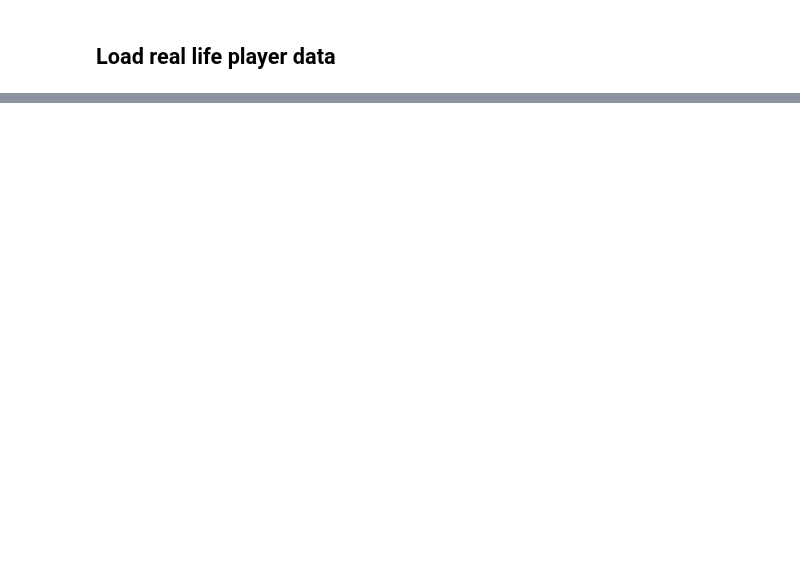
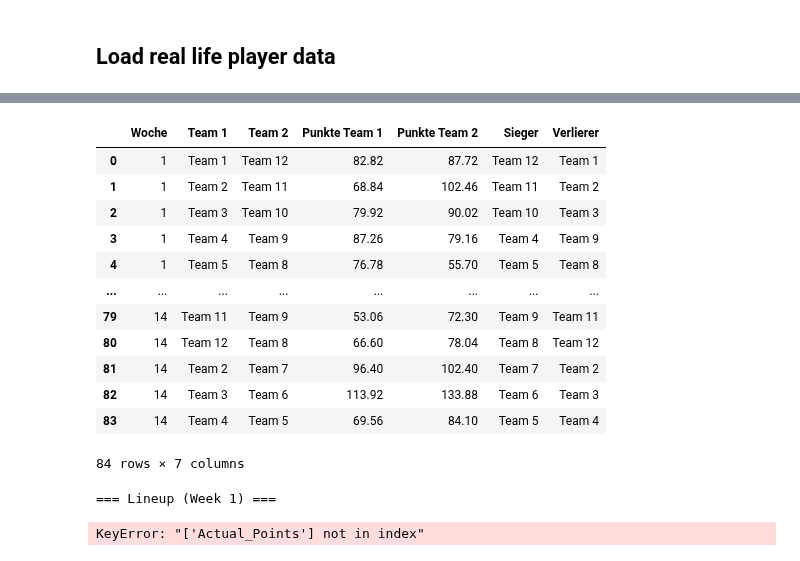
Before and after one commit to alexk2206/Data_Driven_Fantasy_Football, a Jupyter notebook: Enhanced_optimization_new.ipynb, the cells around one changed output, grey strips where cells are left out. Saved outputs shown, nothing was run; the diff lists cells and outputs as text; code cells hidden in the pictures; blank space fills up the shorter version.

```diff
--- a/Enhanced_optimization_new.ipynb
+++ b/Enhanced_optimization_new.ipynb
@@ -1027,44 +1092,106 @@ def get_best_lineup(team, week, roster_projections, lineup_req):
     week_col = f'Week_{week}'
     team_roster = roster_projections[roster_projections['Team'] == team]
     lineup = []
+    used_players = set()
+
     for pos, limit in lineup_req.items():
-        candidates = team_roster[team_roster['POS_x'] == pos]
-        # Sortiere nach projection für die Woche, nimm die besten N
+        if pos != 'FLEX':
+            candidates = team_roster[team_roster['POS'] == pos]
+        else:
+            # FLEX-Kandidaten: RB, WR, TE, die noch nicht verwendet wurden
+            candidates = team_roster[
+                (team_roster['POS'].isin(['RB', 'WR', 'TE'])) &
+                (~team_roster['Player'].isin(used_players))
+            ]
+
         starters = candidates.sort_values(week_col, ascending=False).head(limit)
         lineup.append(starters)
+        used_players.update(starters['Player'])
+
     return pd.concat(lineup)
+
 
 # Punkte aus weekly_data holen
 def get_actual_points(lineup, week, weekly_data):
     merged = lineup.merge(
         weekly_data[weekly_data['week'] == week],
         left_on='Player', right_on='player_display_name', how='left'
     )
     # Fülle fehlende Werte (z.B. bei Bye Weeks) mit 0
     merged['fantasy_points_ppr'] = merged['fantasy_points_ppr'].fillna(0)
     return merged['fantasy_points_ppr'].sum()
 
 # Für alle Wochen und alle Matchups durchlaufen
 results = []
 for week_idx, matchups in enumerate(reg_schedule, 1):
     for team1, team2 in matchups:
         lineup1 = get_best_lineup(team1, week_idx, roster_projections, lineup_req)
         lineup2 = get_best_lineup(team2, week_idx, roster_projections, lineup_req)
         points1 = get_actual_points(lineup1, week_idx, weekly_data)
         points2 = get_actual_points(lineup2, week_idx, weekly_data)
         winner = team1 if points1 > points2 else team2 if points2 > points1 else 'Unentschieden'
         loser = team1 if points1 < points2 else team2 if points2 < points1 else 'Unentschieden'
         results.append({
             'Woche': week_idx,
             'Team 1': team1,
             'Team 2': team2,
             'Punkte Team 1': points1,
             'Punkte Team 2': points2,
             'Sieger': winner,
             'Verlierer': loser
         })
 df_results = pd.DataFrame(results)
 df_results
+# %% [output]
+|  | Woche | Team 1 | Team 2 | Punkte Team 1 | Punkte Team 2 | Sieger | Verlierer |
+| 0 | 1 | Team 1 | Team 12 | 82.82 | 87.72 | Team 12 | Team 1 |
+| 1 | 1 | Team 2 | Team 11 | 68.84 | 102.46 | Team 11 | Team 2 |
+| 2 | 1 | Team 3 | Team 10 | 79.92 | 90.02 | Team 10 | Team 3 |
+| 3 | 1 | Team 4 | Team 9 | 87.26 | 79.16 | Team 4 | Team 9 |
+| 4 | 1 | Team 5 | Team 8 | 76.78 | 55.70 | Team 5 | Team 8 |
+| ... | ... | ... | ... | ... | ... | ... | ... |
+| 79 | 14 | Team 11 | Team 9 | 53.06 | 72.30 | Team 9 | Team 11 |
+| 80 | 14 | Team 12 | Team 8 | 66.60 | 78.04 | Team 8 | Team 12 |
+| 81 | 14 | Team 2 | Team 7 | 96.40 | 102.40 | Team 7 | Team 2 |
+| 82 | 14 | Team 3 | Team 6 | 113.92 | 133.88 | Team 6 | Team 3 |
+| 83 | 14 | Team 4 | Team 5 | 69.56 | 84.10 | Team 5 | Team 4 |
+84 rows × 7 columns
+# %%
+def get_lineup_and_bench(team, week, roster_projections, weekly_data, lineup_req):
+    week_col = f'Week_{week}'
+    team_roster = roster_projections[roster_projections['Team'] == team].copy()
+
+    # Bestes Lineup bestimmen
+    lineup = get_best_lineup(team, week, roster_projections, lineup_req)
+
+    # Bench = Spieler aus Roster, die NICHT im Lineup sind
+    lineup_players = set(lineup['Player'])
+    bench = team_roster[~team_roster['Player'].isin(lineup_players)].copy()
+
+    # Füge tatsächliche Punkte hinzu
+    week_actuals = weekly_data[weekly_data['week'] == week][['player_display_name', 'fantasy_points_ppr']]
+    week_actuals = week_actuals.rename(columns={'player_display_name': 'Player', 'fantasy_points_ppr': 'Actual_Points'})
+
+    for df in [lineup, bench]:
+        df['Projected_Points'] = df[week_col]
+        df.drop(columns=[col for col in df.columns if col.startswith("Week_")], inplace=True)
+        df = df.merge(week_actuals, on='Player', how='left')
+        df['Actual_Points'] = df['Actual_Points'].fillna(0)
+
+    return lineup, bench
+lineup, bench = get_lineup_and_bench(DM_team, 1, roster_projections, weekly_data, lineup_req)
+
+import pandas as pd
+pd.set_option('display.max_rows', 30)  # falls du viele Spieler siehst
+
+print("=== Lineup (Week 1) ===")
+display(lineup[['Player', 'POS', 'Projected_Points', 'Actual_Points']])
+
+print("=== Bench (Week 1) ===")
+display(bench[['Player', 'POS', 'Projected_Points', 'Actual_Points']])
+# %% [output]
+=== Lineup (Week 1) ===
+KeyError: "['Actual_Points'] not in index"
 # %%
 # Deine vorhandene Liste mit Teams
 teams = [f'Team {i+1}' for i in range(num_teams)]
```
Also changed, not shown: parts of 9 cells of this notebook.
